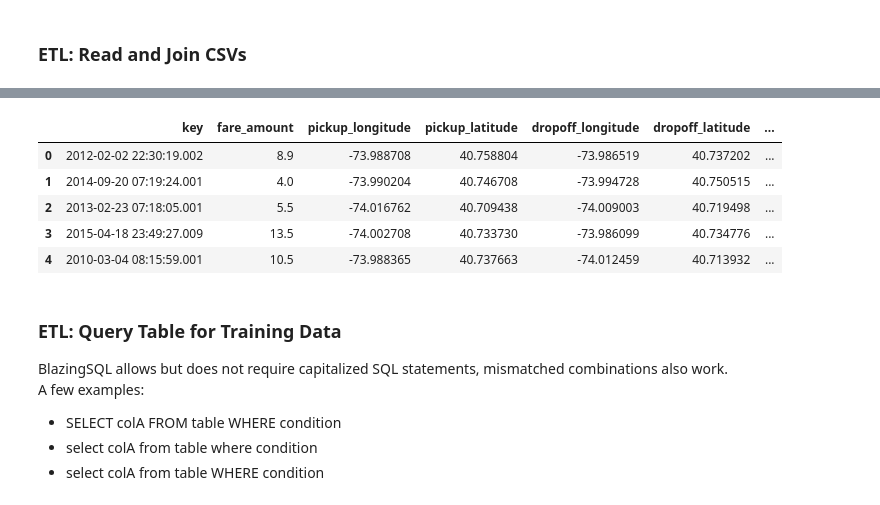
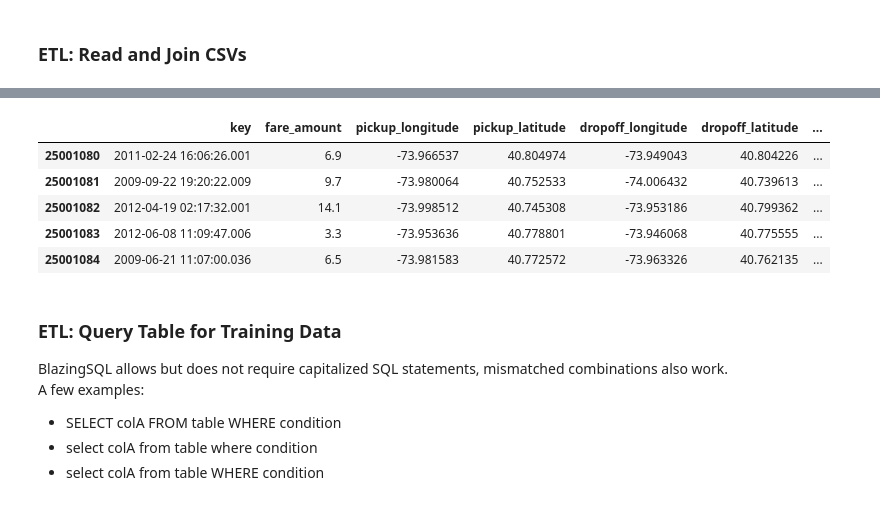
Before and after one commit to BlazingDB/bsql-demos, a Jupyter notebook: taxi_fare_prediction.ipynb, the cells around one changed output, grey strips where cells are left out. Cells and saved outputs as stored; diff of their text form; code cells hidden in the pictures.

```diff
--- a/taxi_fare_prediction.ipynb
+++ b/taxi_fare_prediction.ipynb
@@ -57,13 +62,13 @@ bc.create_table('taxi', data_path, names=col_names, dtype=col_types)
 # %%
-# query the first 100 rows & display last 5
-bc.sql("select * from taxi limit 100").tail()  # note: BlazingSQL queries return cuDF DataFrame results
+# query the whole table & display last 5 rows
+bc.sql("select * from taxi").tail()  # note: BlazingSQL queries return cuDF DataFrame results
 # %% [output]
 |  | key | fare_amount | pickup_longitude | pickup_latitude | dropoff_longitude | dropoff_latitude | ... |
-| 0 | 2012-02-02 22:30:19.002 | 8.9 | -73.988708 | 40.758804 | -73.986519 | 40.737202 | ... |
-| 1 | 2014-09-20 07:19:24.001 | 4.0 | -73.990204 | 40.746708 | -73.994728 | 40.750515 | ... |
-| 2 | 2013-02-23 07:18:05.001 | 5.5 | -74.016762 | 40.709438 | -74.009003 | 40.719498 | ... |
-| 3 | 2015-04-18 23:49:27.009 | 13.5 | -74.002708 | 40.733730 | -73.986099 | 40.734776 | ... |
-| 4 | 2010-03-04 08:15:59.001 | 10.5 | -73.988365 | 40.737663 | -74.012459 | 40.713932 | ... |
+| 25001080 | 2011-02-24 16:06:26.001 | 6.9 | -73.966537 | 40.804974 | -73.949043 | 40.804226 | ... |
+| 25001081 | 2009-09-22 19:20:22.009 | 9.7 | -73.980064 | 40.752533 | -74.006432 | 40.739613 | ... |
+| 25001082 | 2012-04-19 02:17:32.001 | 14.1 | -73.998512 | 40.745308 | -73.953186 | 40.799362 | ... |
+| 25001083 | 2012-06-08 11:09:47.006 | 3.3 | -73.953636 | 40.778801 | -73.946068 | 40.775555 | ... |
+| 25001084 | 2009-06-21 11:07:00.036 | 6.5 | -73.981583 | 40.772572 | -73.963326 | 40.762135 | ... |
 # %% [markdown]
 ### ETL: Query Table for Training Data
 BlazingSQL allows but does not require capitalized SQL statements, mismatched combinations also work.
```
Also changed, not shown: parts of 18 cells of this notebook.
